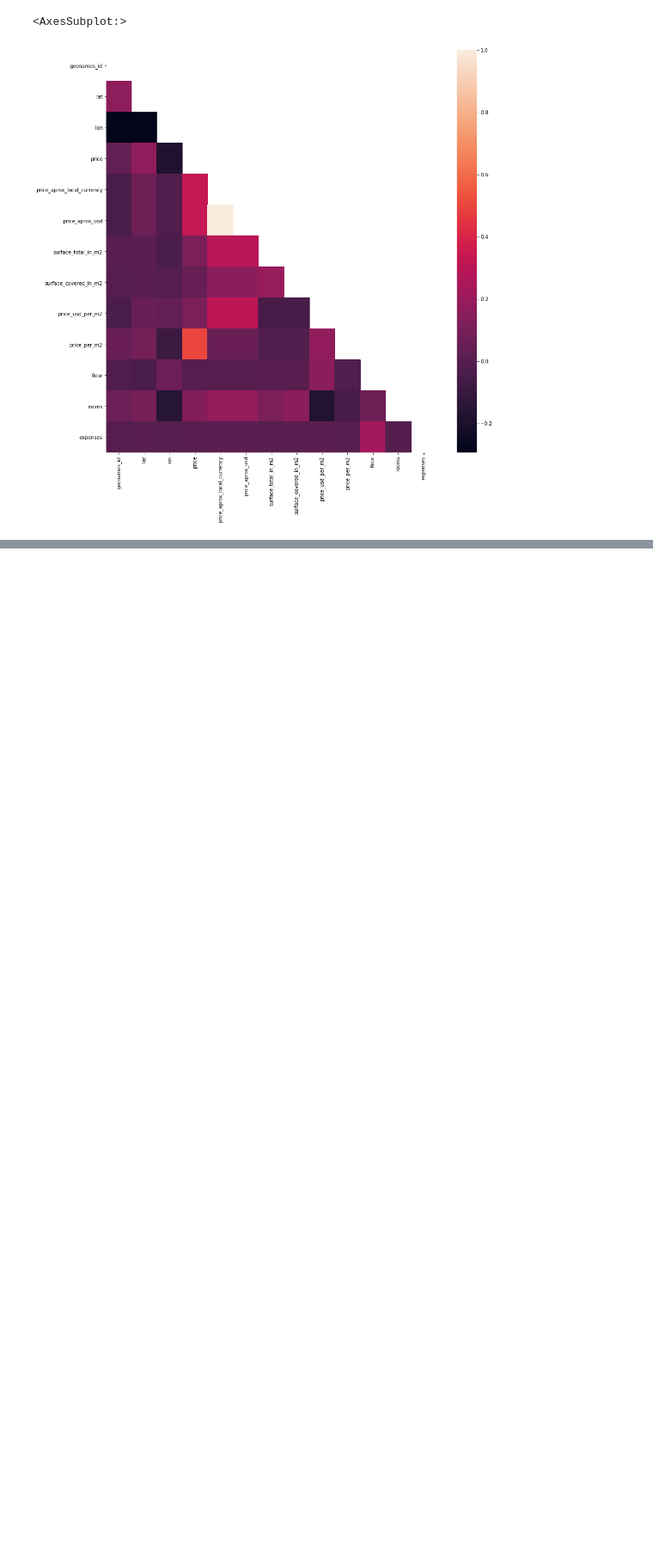
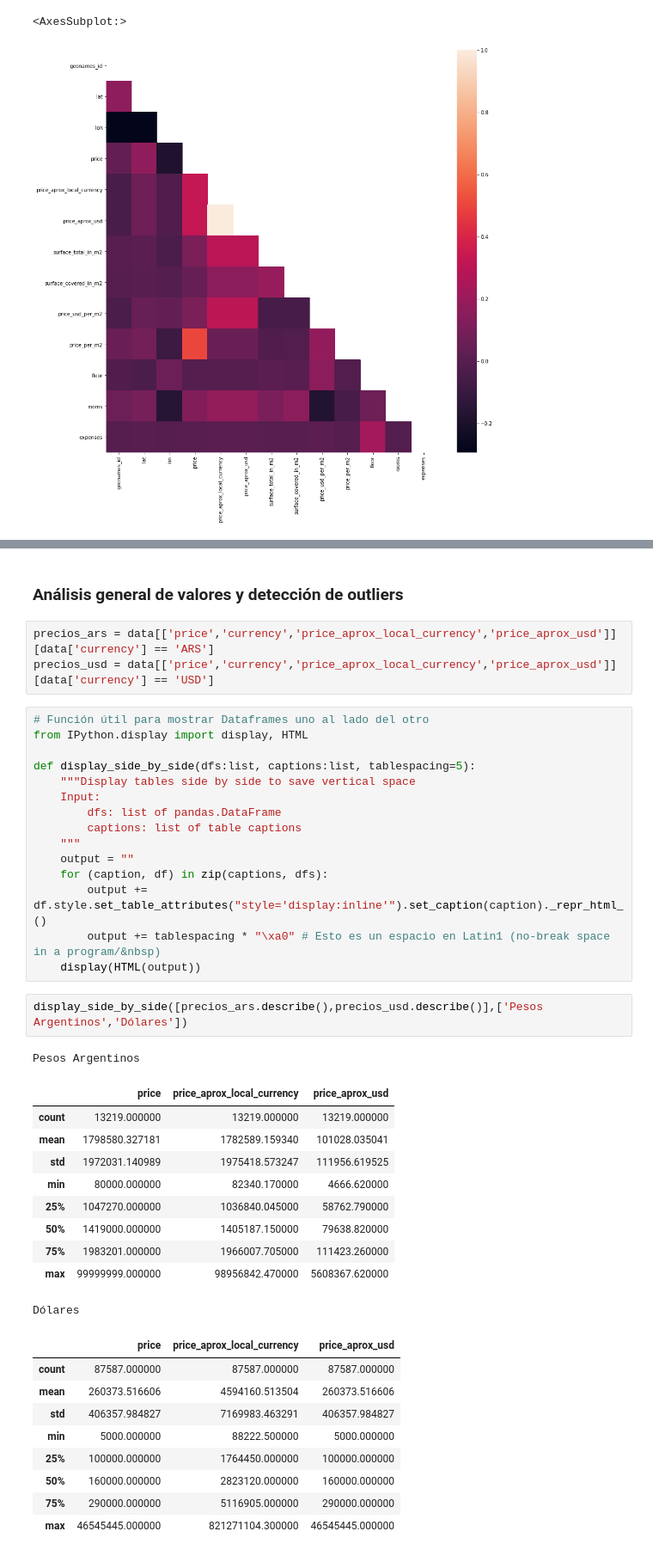
Before and after one commit to alanpirotta/analisis_properati, a Jupyter notebook: tpn1_EDA.ipynb, the cells around one changed output, grey strips where cells are left out. Shown: that part at 86% size. Saved outputs shown, nothing was run; the diff lists cells and outputs as text; blank space fills up the shorter version.

```diff
--- a/tpn1_EDA.ipynb
+++ b/tpn1_EDA.ipynb
@@ -230,0 +270,43 @@ sns.heatmap(corr , mask=mask)
+# %% [markdown]
+### Análisis general de valores y detección de outliers
+# %%
+precios_ars = data[['price','currency','price_aprox_local_currency','price_aprox_usd']][data['currency'] == 'ARS']
+precios_usd = data[['price','currency','price_aprox_local_currency','price_aprox_usd']][data['currency'] == 'USD']
+# %%
+# Función útil para mostrar Dataframes uno al lado del otro
+from IPython.display import display, HTML
+
+def display_side_by_side(dfs:list, captions:list, tablespacing=5):
+    """Display tables side by side to save vertical space
+    Input:
+        dfs: list of pandas.DataFrame
+        captions: list of table captions
+    """
+    output = ""
+    for (caption, df) in zip(captions, dfs):
+        output += df.style.set_table_attributes("style='display:inline'").set_caption(caption)._repr_html_()
+        output += tablespacing * "\xa0" # Esto es un espacio en Latin1 (no-break space in a program/&nbsp)
+    display(HTML(output))
+# %%
+display_side_by_side([precios_ars.describe(),precios_usd.describe()],['Pesos Argentinos','Dólares'])
+# %% [output]
+Pesos Argentinos
+|  | price | price_aprox_local_currency | price_aprox_usd |
+| count | 13219.000000 | 13219.000000 | 13219.000000 |
+| mean | 1798580.327181 | 1782589.159340 | 101028.035041 |
+| std | 1972031.140989 | 1975418.573247 | 111956.619525 |
+| min | 80000.000000 | 82340.170000 | 4666.620000 |
+| 25% | 1047270.000000 | 1036840.045000 | 58762.790000 |
+| 50% | 1419000.000000 | 1405187.150000 | 79638.820000 |
+| 75% | 1983201.000000 | 1966007.705000 | 111423.260000 |
+| max | 99999999.000000 | 98956842.470000 | 5608367.620000 |
+Dólares
+|  | price | price_aprox_local_currency | price_aprox_usd |
+| count | 87587.000000 | 87587.000000 | 87587.000000 |
+| mean | 260373.516606 | 4594160.513504 | 260373.516606 |
+| std | 406357.984827 | 7169983.463291 | 406357.984827 |
+| min | 5000.000000 | 88222.500000 | 5000.000000 |
+| 25% | 100000.000000 | 1764450.000000 | 100000.000000 |
+| 50% | 160000.000000 | 2823120.000000 | 160000.000000 |
+| 75% | 290000.000000 | 5116905.000000 | 290000.000000 |
+| max | 46545445.000000 | 821271104.300000 | 46545445.000000 |
```
Also changed, not shown: parts of 14 cells of this notebook.
